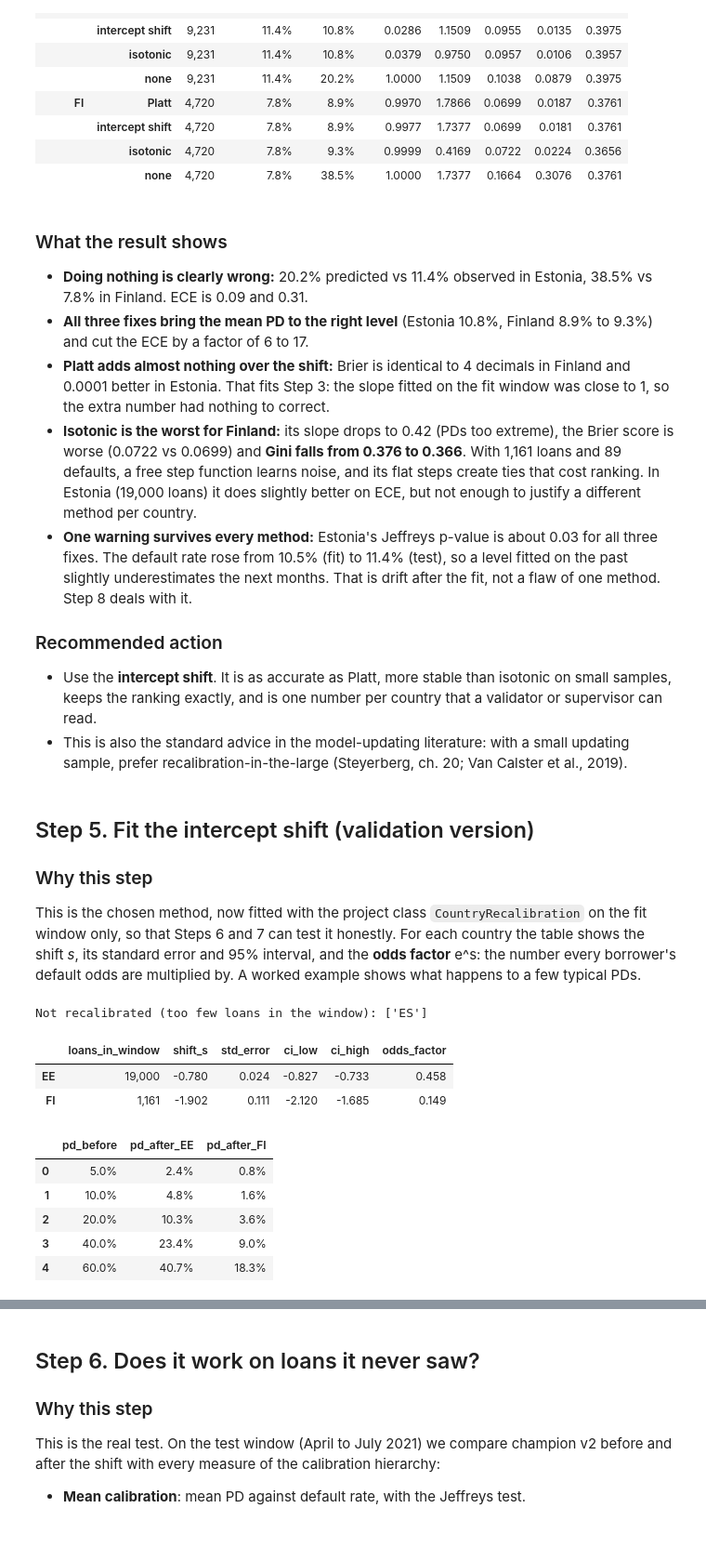
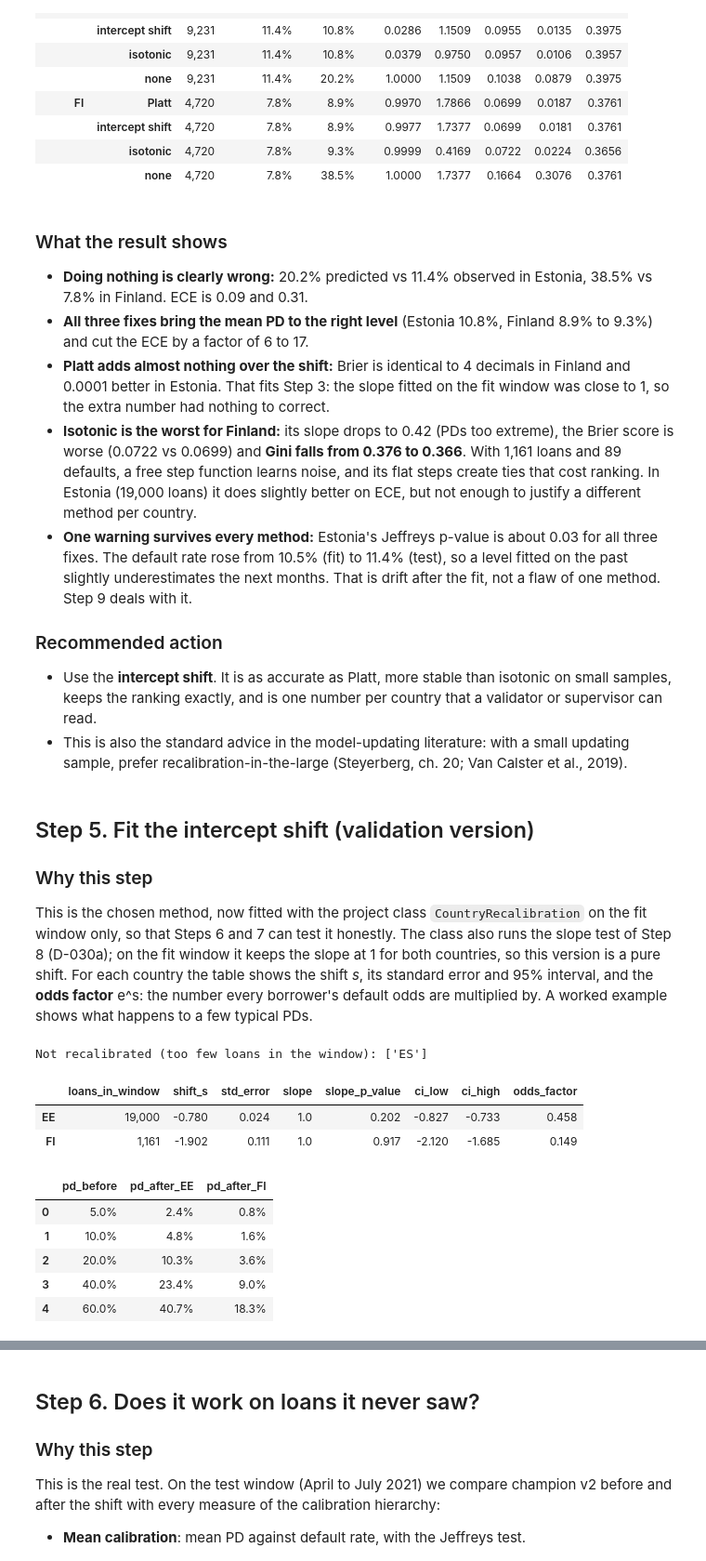
Before and after one commit to Langsi97/credit-risk-pd-engine-ifrs9, a Jupyter notebook: notebooks/08_recalibration.ipynb, the cells around one changed output, grey strips where cells are left out. Shown at 93% size. Saved outputs shown, nothing was run; the diff lists cells and outputs as text; code cells hidden in the pictures; blank space fills up the shorter version.

Commit message:
Add a per-country calibration slope chosen by a likelihood-ratio test (D-030a)

```diff
--- a/notebooks/08_recalibration.ipynb
+++ b/notebooks/08_recalibration.ipynb
@@ -85,7 +85,7 @@ print(f"Final shift: every out-of-time loan from {S.RECAL_WINDOW[0]}; "
 
 
 PCT = ["default_rate", "mean_pd", "mean_pd_v2", "mean_pd_bondora", "mean_pd_recal",
-       "pd_before", "pd_after_EE", "pd_after_FI"]
+       "pd_before", "pd_after_EE", "pd_after_FI", "pd_shift_only"]
 
 
 def show(table: pd.DataFrame, decimals: int = 3) -> pd.DataFrame:
@@ -336,7 +336,7 @@ show(comparison[["loans", "default_rate", "mean_pd", "jeffreys_p", "slope", "bri
 * **All three fixes bring the mean PD to the right level** (Estonia 10.8%, Finland 8.9% to 9.3%) and cut the ECE by a factor of 6 to 17.
 * **Platt adds almost nothing over the shift:** Brier is identical to 4 decimals in Finland and 0.0001 better in Estonia. That fits Step 3: the slope fitted on the fit window was close to 1, so the extra number had nothing to correct.
 * **Isotonic is the worst for Finland:** its slope drops to 0.42 (PDs too extreme), the Brier score is worse (0.0722 vs 0.0699) and **Gini falls from 0.376 to 0.366**. With 1,161 loans and 89 defaults, a free step function learns noise, and its flat steps create ties that cost ranking. In Estonia (19,000 loans) it does slightly better on ECE, but not enough to justify a different method per country.
-* **One warning survives every method:** Estonia's Jeffreys p-value is about 0.03 for all three fixes. The default rate rose from 10.5% (fit) to 11.4% (test), so a level fitted on the past slightly underestimates the next months. That is drift after the fit, not a flaw of one method. Step 8 deals with it.
+* **One warning survives every method:** Estonia's Jeffreys p-value is about 0.03 for all three fixes. The default rate rose from 10.5% (fit) to 11.4% (test), so a level fitted on the past slightly underestimates the next months. That is drift after the fit, not a flaw of one method. Step 9 deals with it.
 
 ### Recommended action
 * Use the **intercept shift**. It is as accurate as Platt, more stable than isotonic on small samples, keeps the ranking exactly, and is one number per country that a validator or supervisor can read.
@@ -345,28 +345,29 @@ show(comparison[["loans", "default_rate", "mean_pd", "jeffreys_p", "slope", "bri
 ## Step 5. Fit the intercept shift (validation version)
 
 ### Why this step
-This is the chosen method, now fitted with the project class `CountryRecalibration` on the fit window only, so that Steps 6 and 7 can test it honestly. For each country the table shows the shift *s*, its standard error and 95% interval, and the **odds factor** e^s: the number every borrower's default odds are multiplied by. A worked example shows what happens to a few typical PDs.
+This is the chosen method, now fitted with the project class `CountryRecalibration` on the fit window only, so that Steps 6 and 7 can test it honestly. The class also runs the slope test of Step 8 (D-030a); on the fit window it keeps the slope at 1 for both countries, so this version is a pure shift. For each country the table shows the shift *s*, its standard error and 95% interval, and the **odds factor** e^s: the number every borrower's default odds are multiplied by. A worked example shows what happens to a few typical PDs.
 # %%
 val_window = (S.RECAL_START, S.RECAL_VALIDATE_END)
 rec_val = CountryRecalibration(window=val_window).fit(
     oot["y"], oot["pd_v2"], oot["country"], oot["issue_date"])
 shift_tbl = pd.DataFrame({"loans_in_window": rec_val.loans, "shift_s": rec_val.shifts,
-                          "std_error": rec_val.std_errors})
+                          "std_error": rec_val.std_errors, "slope": rec_val.slopes,
+                          "slope_p_value": rec_val.slope_p_values})
 shift_tbl["ci_low"] = shift_tbl["shift_s"] - 1.96 * shift_tbl["std_error"]
 shift_tbl["ci_high"] = shift_tbl["shift_s"] + 1.96 * shift_tbl["std_error"]
 shift_tbl["odds_factor"] = np.exp(shift_tbl["shift_s"])
 print("Not recalibrated (too few loans in the window):", rec_val.not_recalibrated)
 display(show(shift_tbl))
 
 example = pd.DataFrame({"pd_before": [0.05, 0.10, 0.20, 0.40, 0.60]})
-for c, s in rec_val.shifts.items():
-    example[f"pd_after_{c}"] = expit(logit(example["pd_before"]) + s)
+for c in rec_val.shifts:
+    example[f"pd_after_{c}"] = rec_val.transform(example["pd_before"], pd.Series(c, index=example.index))
 show(example)
 # %% [output]
 Not recalibrated (too few loans in the window): ['ES']
-|  | loans_in_window | shift_s | std_error | ci_low | ci_high | odds_factor |
-| EE | 19,000 | -0.780 | 0.024 | -0.827 | -0.733 | 0.458 |
-| FI | 1,161 | -1.902 | 0.111 | -2.120 | -1.685 | 0.149 |
+|  | loans_in_window | shift_s | std_error | slope | slope_p_value | ci_low | ci_high | odds_factor |
+| EE | 19,000 | -0.780 | 0.024 | 1.0 | 0.202 | -0.827 | -0.733 | 0.458 |
+| FI | 1,161 | -1.902 | 0.111 | 1.0 | 0.917 | -2.120 | -1.685 | 0.149 |
 |  | pd_before | pd_after_EE | pd_after_FI |
 | 0 | 5.0% | 2.4% | 0.8% |
 | 1 | 10.0% | 4.8% | 1.6% |
```
Also changed, not shown: parts of 17 cells of this notebook, 5 other files.
